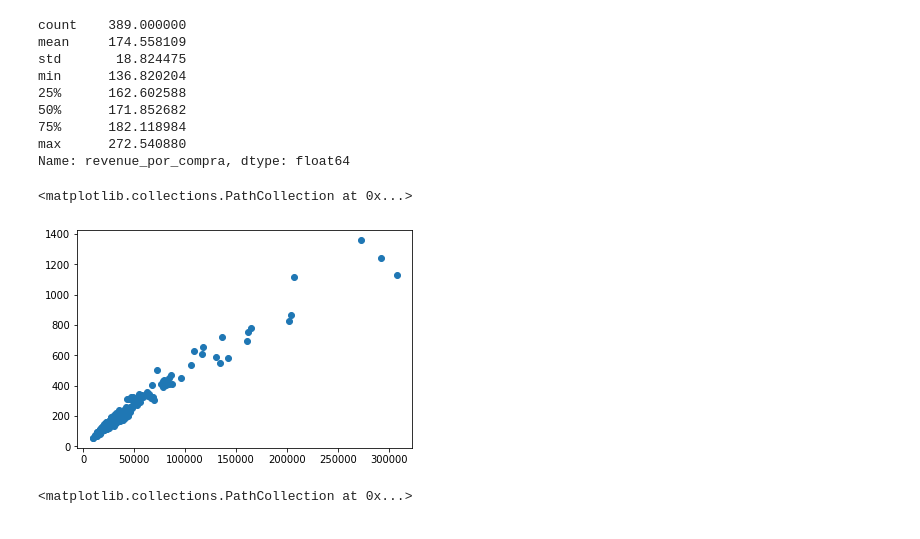
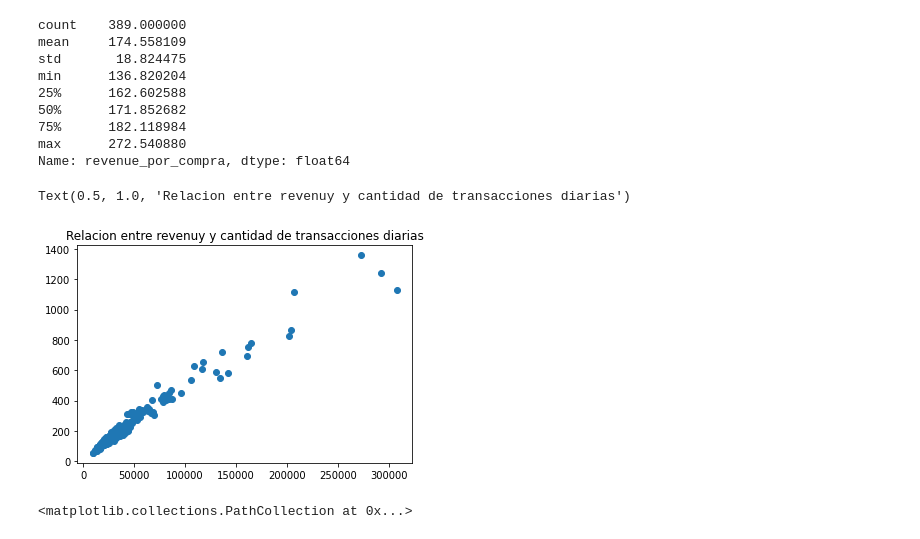
Before and after one commit to ceao1/bi-challenge, a Jupyter notebook: EDA.ipynb, the cells around one changed output. Cells and saved outputs as stored; diff of their text form; code cells hidden in the pictures.

```diff
--- a/EDA.ipynb
+++ b/EDA.ipynb
@@ -212,10 +212,11 @@ Name: revenue_por_compra, dtype: float64
 # %%
 #relacion directa y lineal entre revenue y cantidad de transacciones por dia, de esperarse este comportamiento
 temp1 = df_conversion.groupby(['conv_date']).agg({'revenue':'sum', 'conv_id':'count'}).reset_index()
 plt.scatter(temp1['revenue'], temp1['conv_id'])
+plt.title("Relacion entre revenuy y cantidad de transacciones diarias")
 # %% [output]
-<matplotlib.collections.PathCollection at 0x...>
+Text(0.5, 1.0, 'Relacion entre revenuy y cantidad de transacciones diarias')
-[figure, old version]
+[figure, new version]
 # %%
 #relacion directa y lineal entre cantidad de transacciones y usuarios únicos cada día
 temp2 = df_conversion.groupby(['conv_date']).agg({'user_id':'nunique', 'conv_id':'count'}).reset_index()
```
Also changed, not shown: parts of 1 cell of this notebook.
